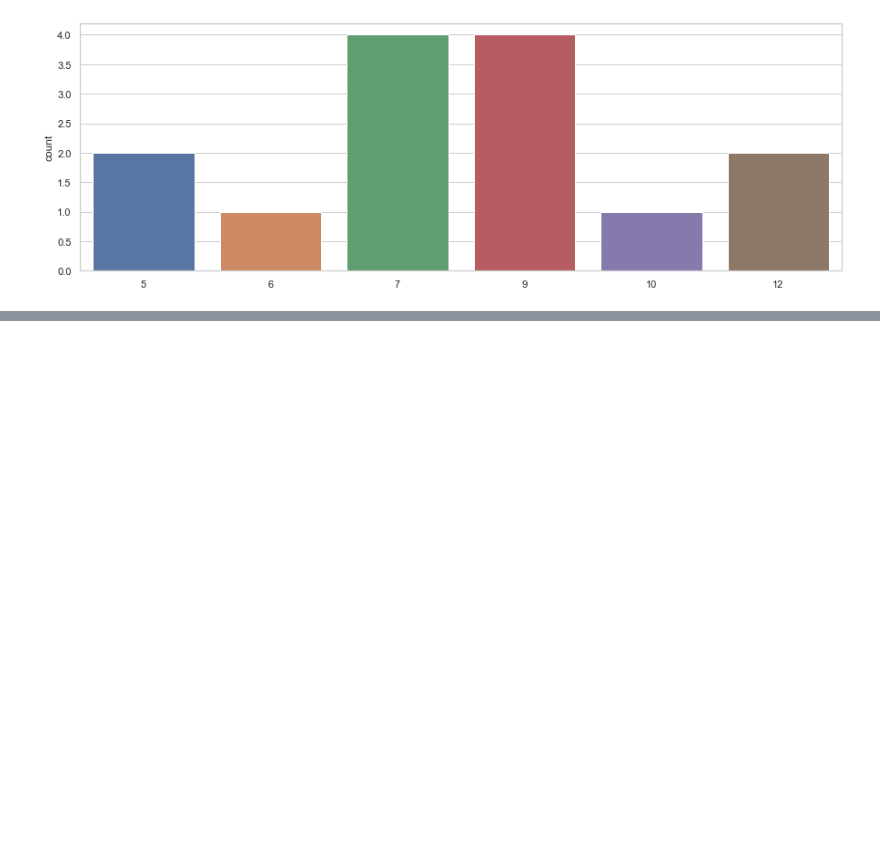
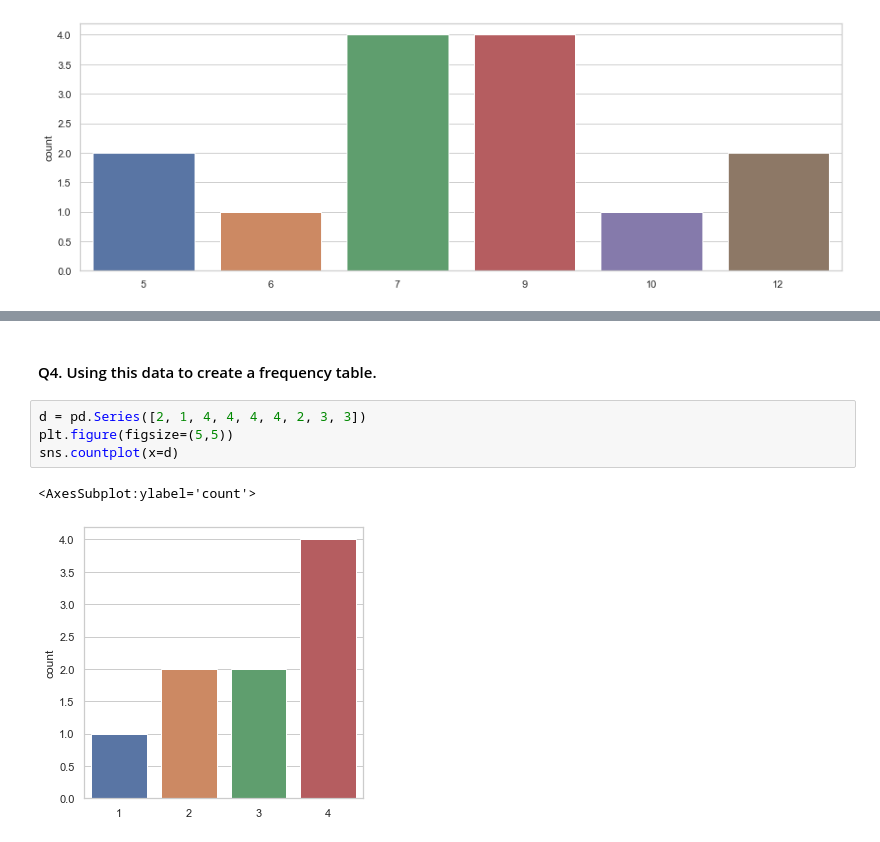
Before and after one commit to mohamedisakr/pre-ap-statistics-python, a Jupyter notebook: 01-categorical-data/frequency-tables.ipynb, the cells around one changed output, grey strips where cells are left out. Drawn from its saved outputs; the diff is of its cells as text; blank space fills up the shorter version.

Commit message:
frequency tables categorical data q 4

```diff
--- a/01-categorical-data/frequency-tables.ipynb
+++ b/01-categorical-data/frequency-tables.ipynb
@@ -65,0 +66,9 @@ sns.countplot(x=c)
+# %% [markdown]
+#### Q4. Using this data to create a frequency table.
+# %%
+d = pd.Series([2, 1, 4, 4, 4, 4, 2, 3, 3])
+plt.figure(figsize=(5,5))
+sns.countplot(x=d)
+# %% [output]
+<AxesSubplot:ylabel='count'>
+[figure, added]
```
Also changed, not shown: parts of 12 cells of this notebook.
